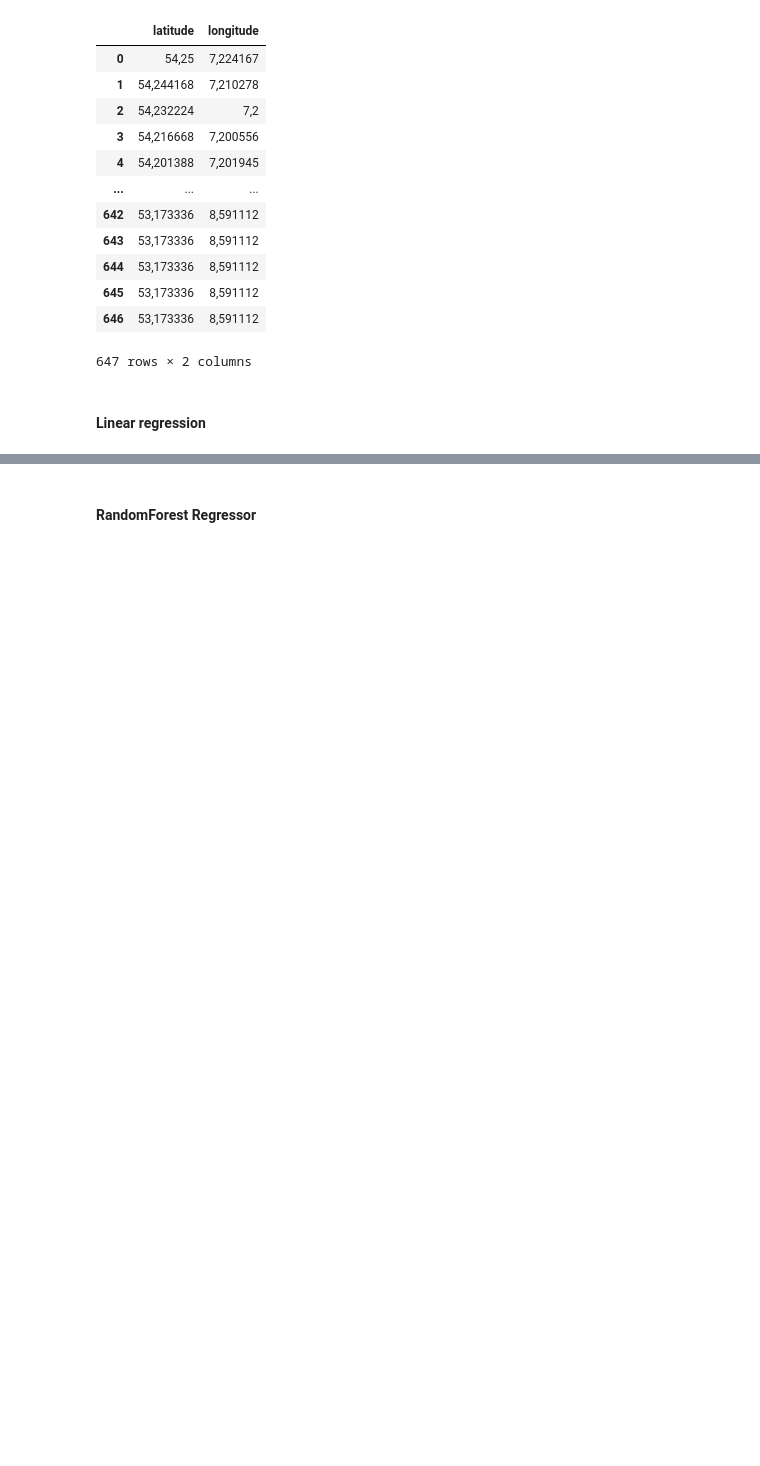
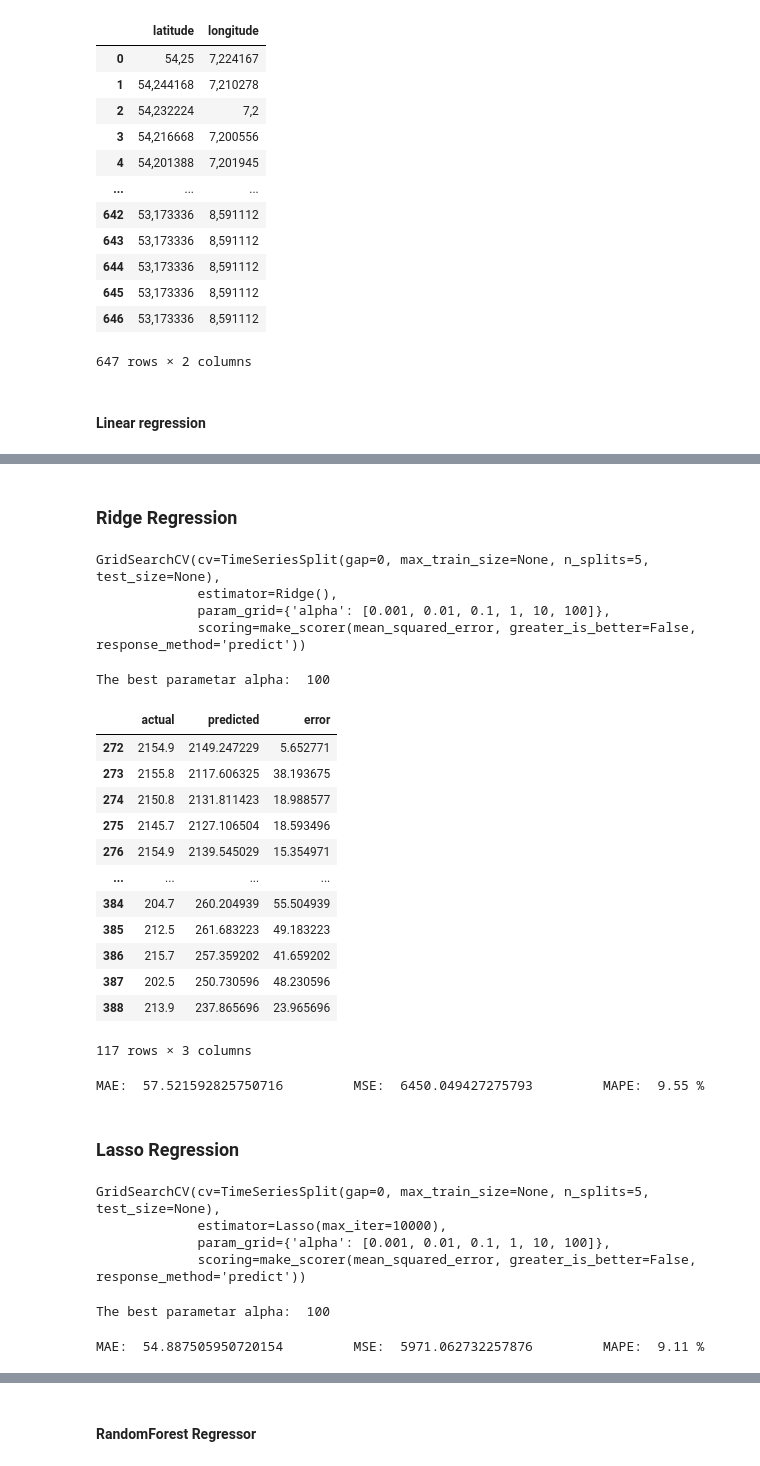
Before and after one commit to bnad1/Consumption, a Jupyter notebook: Consumption.ipynb, the cells around one changed output, grey strips where cells are left out. Drawn from its saved outputs; the diff is of its cells as text; code cells hidden in the pictures; blank space fills up the shorter version.

```diff
--- a/Consumption.ipynb
+++ b/Consumption.ipynb
@@ -404,0 +428,45 @@ plt.show()
+# %% [markdown]
+### Ridge Regression
+# %%
+ridge = Ridge()
+param_grid = {'alpha': [0.001, 0.01, 0.1, 1, 10, 100]}
+mse_scorer = make_scorer(mean_squared_error, greater_is_better=False)
+# %%
+tscv = TimeSeriesSplit(n_splits=5)
+grid_search_ridge = GridSearchCV(ridge, param_grid, scoring=mse_scorer, cv=tscv)
+grid_search_ridge.fit(Xtrain, ytrain)
+# %% [output]
+GridSearchCV(cv=TimeSeriesSplit(gap=0, max_train_size=None, n_splits=5, test_size=None),
+             estimator=Ridge(),
+             param_grid={'alpha': [0.001, 0.01, 0.1, 1, 10, 100]},
+             scoring=make_scorer(mean_squared_error, greater_is_better=False, response_method='predict'))
+# %%
+best_model_ridge = grid_search_ridge.best_estimator_
+y_pred_ridge = best_model_ridge.predict(Xtest)
+test_mse = mean_squared_error(ytest, y_pred_ridge)
+
+print("The best parametar alpha: ",grid_search_ridge.best_params_['alpha'])
+# %% [output]
+The best parametar alpha:  100
+# %%
+pd.DataFrame({'actual':ytest,'predicted':y_pred_ridge,'error':abs(ytest-y_pred_ridge)})
+# %% [output]
+|  | actual | predicted | error |
+| 272 | 2154.9 | 2149.247229 | 5.652771 |
+| 273 | 2155.8 | 2117.606325 | 38.193675 |
+| 274 | 2150.8 | 2131.811423 | 18.988577 |
+| 275 | 2145.7 | 2127.106504 | 18.593496 |
+| 276 | 2154.9 | 2139.545029 | 15.354971 |
+| ... | ... | ... | ... |
+| 384 | 204.7 | 260.204939 | 55.504939 |
+| 385 | 212.5 | 261.683223 | 49.183223 |
+| 386 | 215.7 | 257.359202 | 41.659202 |
+| 387 | 202.5 | 250.730596 | 48.230596 |
+| 388 | 213.9 | 237.865696 | 23.965696 |
+117 rows × 3 columns
+# %%
+print("MAE: ",mean_absolute_error(best_model_ridge.predict(Xtest),ytest),"\t MSE: ",mean_squared_error(best_model_ridge.predict(Xtest),ytest),"\t MAPE: ",round(mean_absolute_percentage_error(best_model_ridge.predict(Xtest),ytest)*100,2),"%")
+# %% [output]
+MAE:  57.521592825750716         MSE:  6450.049427275793         MAPE:  9.55 %
+# %% [markdown]
+### Lasso Regression
@@ -404,0 +478,21 @@ plt.show()
+# %%
+tscv = TimeSeriesSplit(n_splits=5)
+grid_search_lasso = GridSearchCV(lasso, param_grid, scoring=mse_scorer, cv=tscv)
+grid_search_lasso.fit(Xtrain, ytrain)
+# %% [output]
+GridSearchCV(cv=TimeSeriesSplit(gap=0, max_train_size=None, n_splits=5, test_size=None),
+             estimator=Lasso(max_iter=10000),
+             param_grid={'alpha': [0.001, 0.01, 0.1, 1, 10, 100]},
+             scoring=make_scorer(mean_squared_error, greater_is_better=False, response_method='predict'))
+# %%
+best_model_lasso = grid_search_lasso.best_estimator_
+y_pred_lasso = best_model_lasso.predict(Xtest)
+test_mse = mean_squared_error(ytest, y_pred_lasso)
+
+print("The best parametar alpha: ",grid_search_lasso.best_params_['alpha'])
+# %% [output]
+The best parametar alpha:  100
+# %%
+print("MAE: ",mean_absolute_error(best_model_lasso.predict(Xtest),ytest),"\t MSE: ",mean_squared_error(best_model_lasso.predict(Xtest),ytest),"\t MAPE: ",round(mean_absolute_percentage_error(best_model_lasso.predict(Xtest),ytest)*100,2),"%")
+# %% [output]
+MAE:  54.887505950720154         MSE:  5971.062732257876         MAPE:  9.11 %
```
Also changed, not shown: parts of 24 cells of this notebook.
